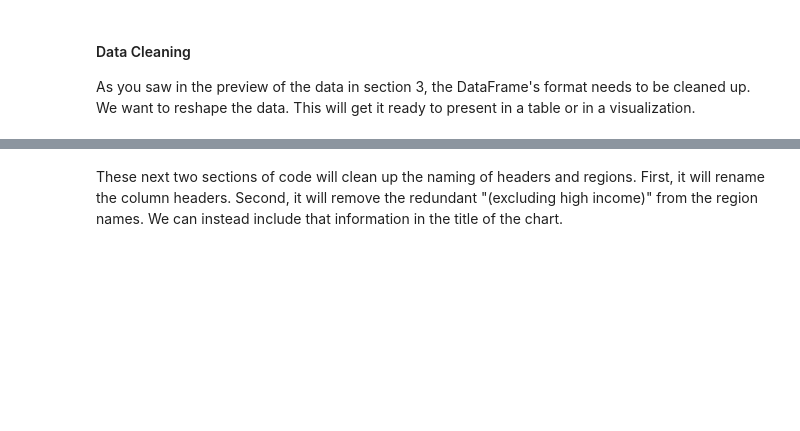
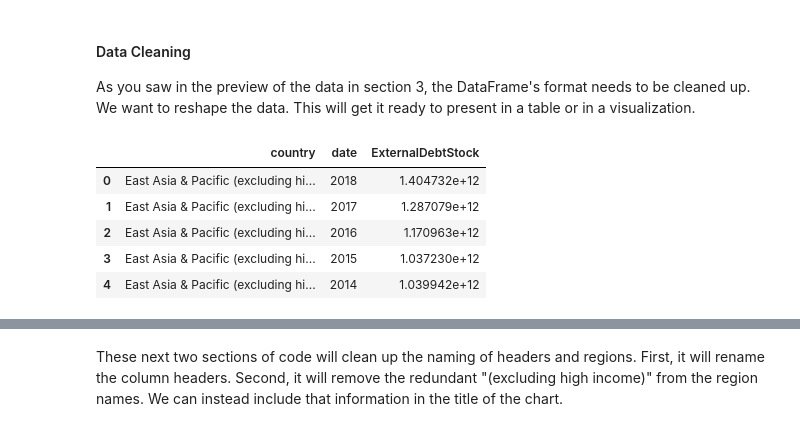
Before and after one commit to worldbank/debt-data, a Jupyter notebook: api-guide/ids-api-guide-python-2.ipynb, the cells around one changed output, grey strips where cells are left out. Drawn from its saved outputs; the diff is of its cells as text; code cells hidden in the pictures; blank space fills up the shorter version.

```diff
--- a/api-guide/ids-api-guide-python-2.ipynb
+++ b/api-guide/ids-api-guide-python-2.ipynb
@@ -89,7 +84,7 @@ In this step, we will retrieve the data using the World Bank Data API call. The
 # %%
 # Making the API call and assigning the resulting DataFrame to "EXD"
 EXD = wbdata.get_dataframe(indicatorSelection,
-                            source=IDS,
+                            # source=IDS,  # Jeff says had to uncomment
                             country = locationSelection,
                             data_date = timeSelection,
                             convert_date = False)
@@ -109,3 +104,6 @@ East Asia & Pacific (excluding high income) 2018       1.391850e+12
+# %%
+# Make a copy of our DataFrame so we don't need to call the API again if we want to fix something.
+EXD_df = EXD.copy()
 # %% [markdown]
 ## 4. Explore the data!
 Congratulations! At this point you should have the **long-term external debt stock** for **regions** (excluding high-income economies) from **2009 - 2018** all in a DataFrame called "EXD."
@@ -121,0 +117,10 @@ EXDreshaped = pd.DataFrame(EXD.to_records())
+# %%
+EXD_df = EXD_df.reset_index()
+EXD_df.head()
+# %% [output]
+|  | country | date | ExternalDebtStock |
+| 0 | East Asia & Pacific (excluding hi... | 2018 | 1.404732e+12 |
+| 1 | East Asia & Pacific (excluding hi... | 2017 | 1.287079e+12 |
+| 2 | East Asia & Pacific (excluding hi... | 2016 | 1.170963e+12 |
+| 3 | East Asia & Pacific (excluding hi... | 2015 | 1.037230e+12 |
+| 4 | East Asia & Pacific (excluding hi... | 2014 | 1.039942e+12 |
```
Also changed, not shown: parts of 28 cells of this notebook.
